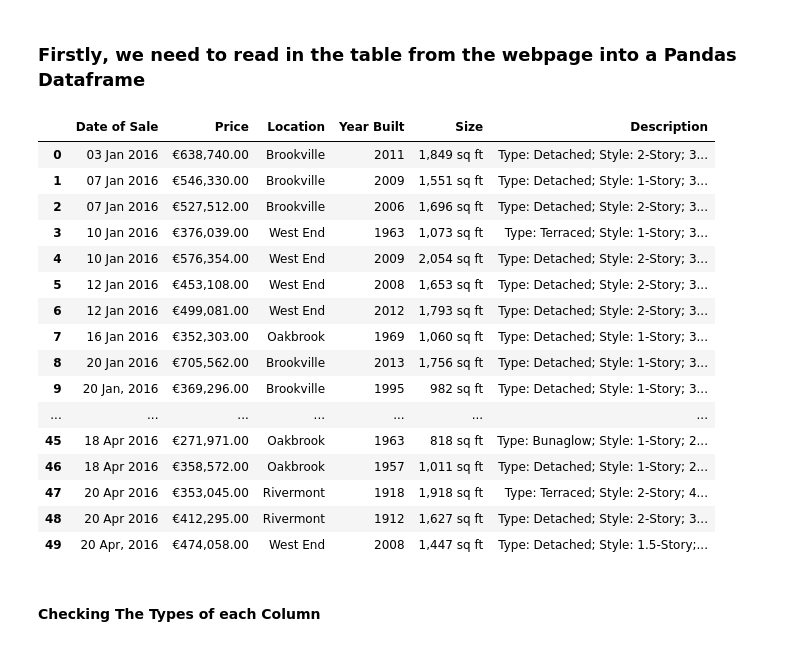
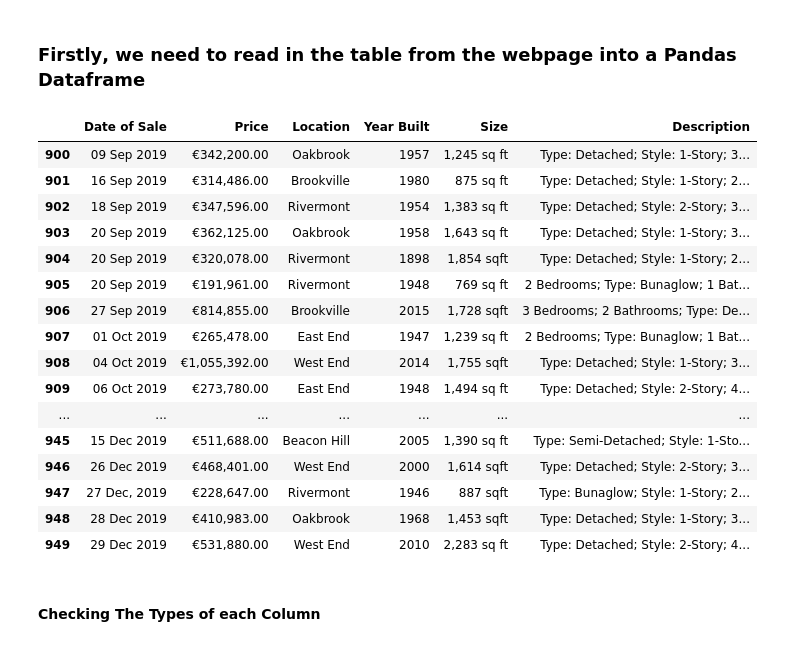
Before and after one commit to dandex200/Data_Science_Python, a Jupyter notebook: Assignment 2/Task1.ipynb, the cells around one changed output. Cells and saved outputs as stored; diff of their text form; code cells hidden in the pictures.

```diff
--- a/Assignment 2/Task1.ipynb
+++ b/Assignment 2/Task1.ipynb
@@ -8,29 +8,30 @@
 # %%
 import pandas as pd
 
 df_list = pd.read_html("http://mlg.ucd.ie/modules/COMP30760/assign2/19202103.html")
 
 df = df_list[0]
 
 df.head(50)
+df.tail(50)
 # %% [output]
 |  | Date of Sale | Price | Location | Year Built | Size | Description |
-| 0 | 03 Jan 2016 | €638,740.00 | Brookville | 2011 | 1,849 sq ft | Type: Detached; Style: 2-Story; 3... |
-| 1 | 07 Jan 2016 | €546,330.00 | Brookville | 2009 | 1,551 sq ft | Type: Detached; Style: 1-Story; 3... |
-| 2 | 07 Jan 2016 | €527,512.00 | Brookville | 2006 | 1,696 sq ft | Type: Detached; Style: 2-Story; 3... |
-| 3 | 10 Jan 2016 | €376,039.00 | West End | 1963 | 1,073 sq ft | Type: Terraced; Style: 1-Story; 3... |
-| 4 | 10 Jan 2016 | €576,354.00 | West End | 2009 | 2,054 sq ft | Type: Detached; Style: 2-Story; 3... |
-| 5 | 12 Jan 2016 | €453,108.00 | West End | 2008 | 1,653 sq ft | Type: Detached; Style: 2-Story; 3... |
-| 6 | 12 Jan 2016 | €499,081.00 | West End | 2012 | 1,793 sq ft | Type: Detached; Style: 2-Story; 3... |
-| 7 | 16 Jan 2016 | €352,303.00 | Oakbrook | 1969 | 1,060 sq ft | Type: Detached; Style: 1-Story; 3... |
-| 8 | 20 Jan 2016 | €705,562.00 | Brookville | 2013 | 1,756 sq ft | Type: Detached; Style: 1-Story; 3... |
-| 9 | 20 Jan, 2016 | €369,296.00 | Brookville | 1995 | 982 sq ft | Type: Detached; Style: 1-Story; 3... |
+| 900 | 09 Sep 2019 | €342,200.00 | Oakbrook | 1957 | 1,245 sq ft | Type: Detached; Style: 1-Story; 3... |
+| 901 | 16 Sep 2019 | €314,486.00 | Brookville | 1980 | 875 sq ft | Type: Detached; Style: 1-Story; 2... |
+| 902 | 18 Sep 2019 | €347,596.00 | Rivermont | 1954 | 1,383 sq ft | Type: Detached; Style: 2-Story; 3... |
+| 903 | 20 Sep 2019 | €362,125.00 | Oakbrook | 1958 | 1,643 sq ft | Type: Detached; Style: 1-Story; 3... |
+| 904 | 20 Sep 2019 | €320,078.00 | Rivermont | 1898 | 1,854 sqft | Type: Detached; Style: 1-Story; 2... |
+| 905 | 20 Sep 2019 | €191,961.00 | Rivermont | 1948 | 769 sq ft | 2 Bedrooms; Type: Bunaglow; 1 Bat... |
+| 906 | 27 Sep 2019 | €814,855.00 | Brookville | 2015 | 1,728 sqft | 3 Bedrooms; 2 Bathrooms; Type: De... |
+| 907 | 01 Oct 2019 | €265,478.00 | East End | 1947 | 1,239 sq ft | 2 Bedrooms; Type: Bunaglow; 1 Bat... |
+| 908 | 04 Oct 2019 | €1,055,392.00 | West End | 2014 | 1,755 sqft | Type: Detached; Style: 1-Story; 3... |
+| 909 | 06 Oct 2019 | €273,780.00 | East End | 1948 | 1,494 sq ft | Type: Detached; Style: 2-Story; 4... |
 | ... | ... | ... | ... | ... | ... | ... |
-| 45 | 18 Apr 2016 | €271,971.00 | Oakbrook | 1963 | 818 sq ft | Type: Bunaglow; Style: 1-Story; 2... |
-| 46 | 18 Apr 2016 | €358,572.00 | Oakbrook | 1957 | 1,011 sq ft | Type: Detached; Style: 1-Story; 2... |
-| 47 | 20 Apr 2016 | €353,045.00 | Rivermont | 1918 | 1,918 sq ft | Type: Terraced; Style: 2-Story; 4... |
-| 48 | 20 Apr 2016 | €412,295.00 | Rivermont | 1912 | 1,627 sq ft | Type: Detached; Style: 2-Story; 3... |
-| 49 | 20 Apr, 2016 | €474,058.00 | West End | 2008 | 1,447 sq ft | Type: Detached; Style: 1.5-Story;... |
+| 945 | 15 Dec 2019 | €511,688.00 | Beacon Hill | 2005 | 1,390 sq ft | Type: Semi-Detached; Style: 1-Sto... |
+| 946 | 26 Dec 2019 | €468,401.00 | West End | 2000 | 1,614 sqft | Type: Detached; Style: 2-Story; 3... |
+| 947 | 27 Dec, 2019 | €228,647.00 | Rivermont | 1946 | 887 sqft | Type: Bunaglow; Style: 1-Story; 2... |
+| 948 | 28 Dec 2019 | €410,983.00 | Oakbrook | 1968 | 1,453 sqft | Type: Detached; Style: 1-Story; 3... |
+| 949 | 29 Dec 2019 | €531,880.00 | West End | 2010 | 2,283 sq ft | Type: Detached; Style: 2-Story; 4... |
 # %% [markdown]
 #### Checking The Types of each Column
 # %%
```
Also changed, not shown: parts of 1 cell of this notebook, 1 other file.
